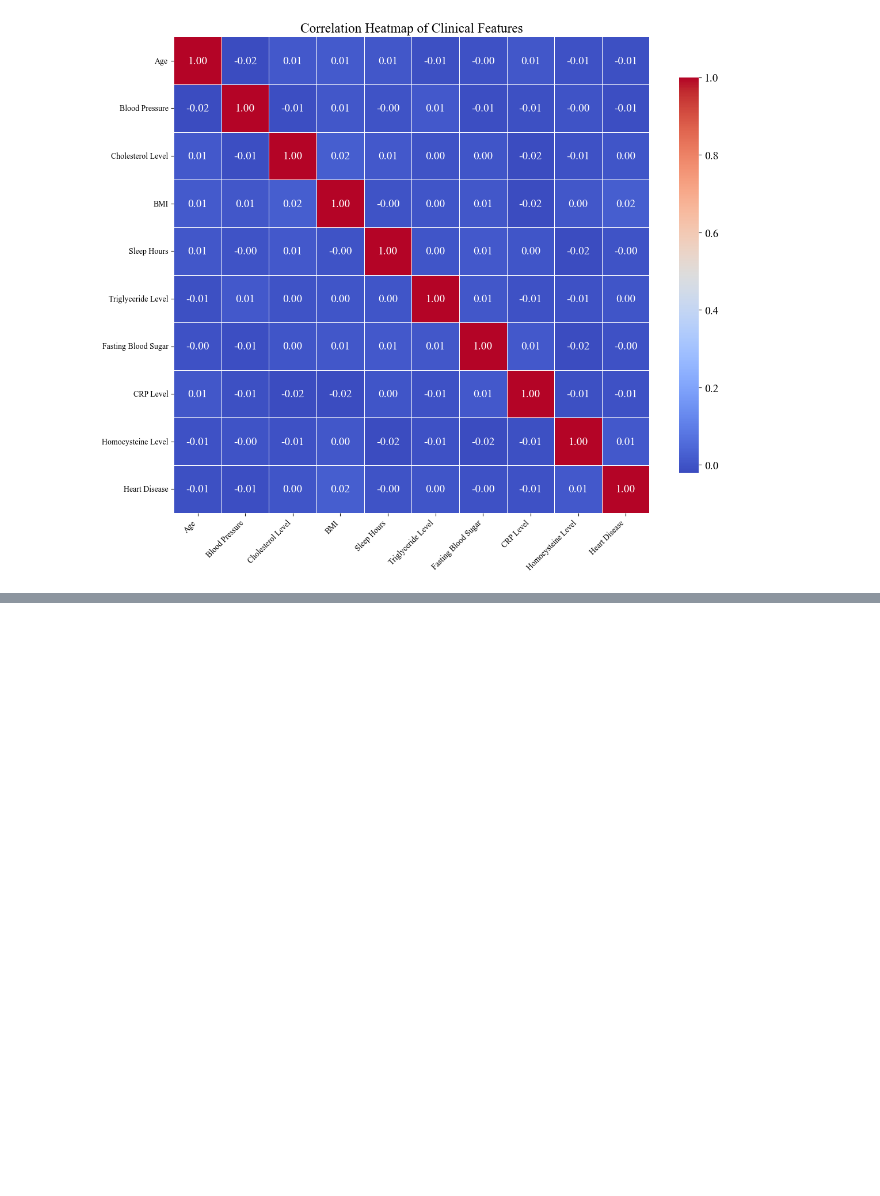
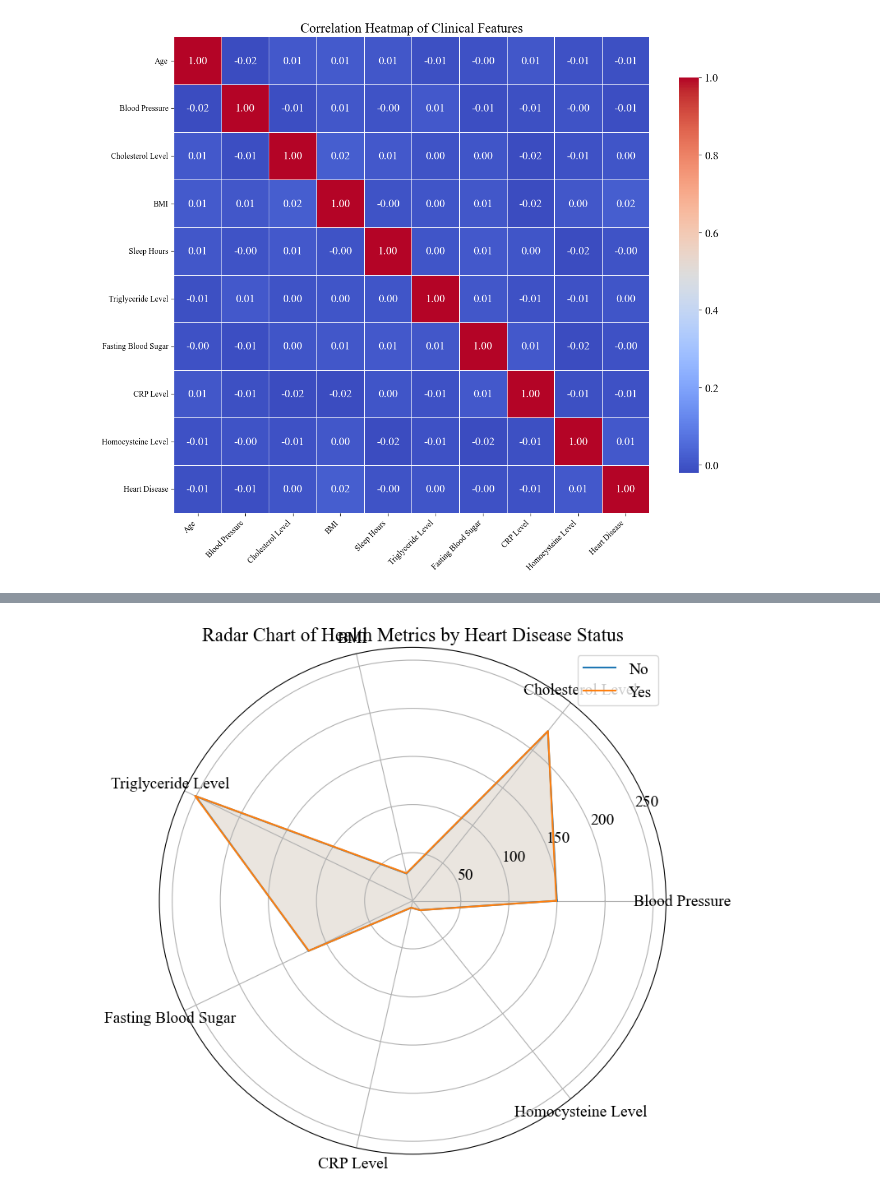
Before and after one commit to IsaacFerry/CS445-Final-Project, a Jupyter notebook: Final Project/Isaac_FinalProject.ipynb, the cells around one changed output, grey strips where cells are left out. Drawn from its saved outputs; the diff is of its cells as text; code cells hidden in the pictures; blank space fills up the shorter version.

```diff
--- a/Final Project/Isaac_FinalProject.ipynb
+++ b/Final Project/Isaac_FinalProject.ipynb
@@ -84,0 +97,30 @@ plt.show()
+# %%
+# Select features and clean
+features = [
+    'Blood Pressure', 'Cholesterol Level', 'BMI',
+    'Triglyceride Level', 'Fasting Blood Sugar', 'CRP Level', 'Homocysteine Level'
+]
+df_radar = df[features + ['Heart Disease Status']].dropna()
+radar_data = df_radar.groupby('Heart Disease Status')[features].mean()
+
+# Create radar chart
+labels = features
+angles = np.linspace(0, 2 * np.pi, len(labels), endpoint=False).tolist()
+angles += angles[:1]
+
+fig, ax = plt.subplots(figsize=(8, 8), subplot_kw=dict(polar=True))
+
+for idx, row in radar_data.iterrows():
+    values = row.tolist()
+    values += values[:1]
+    ax.plot(angles, values, label=idx)
+    ax.fill(angles, values, alpha=0.1)
+
+ax.set_xticks(angles[:-1])
+ax.set_xticklabels(labels)
+plt.title('Radar Chart of Health Metrics by Heart Disease Status')
+plt.legend(loc='upper right')
+plt.tight_layout()
+plt.show()
+# %% [output]
+[figure, added]
```
Also changed, not shown: parts of 5 cells of this notebook.
